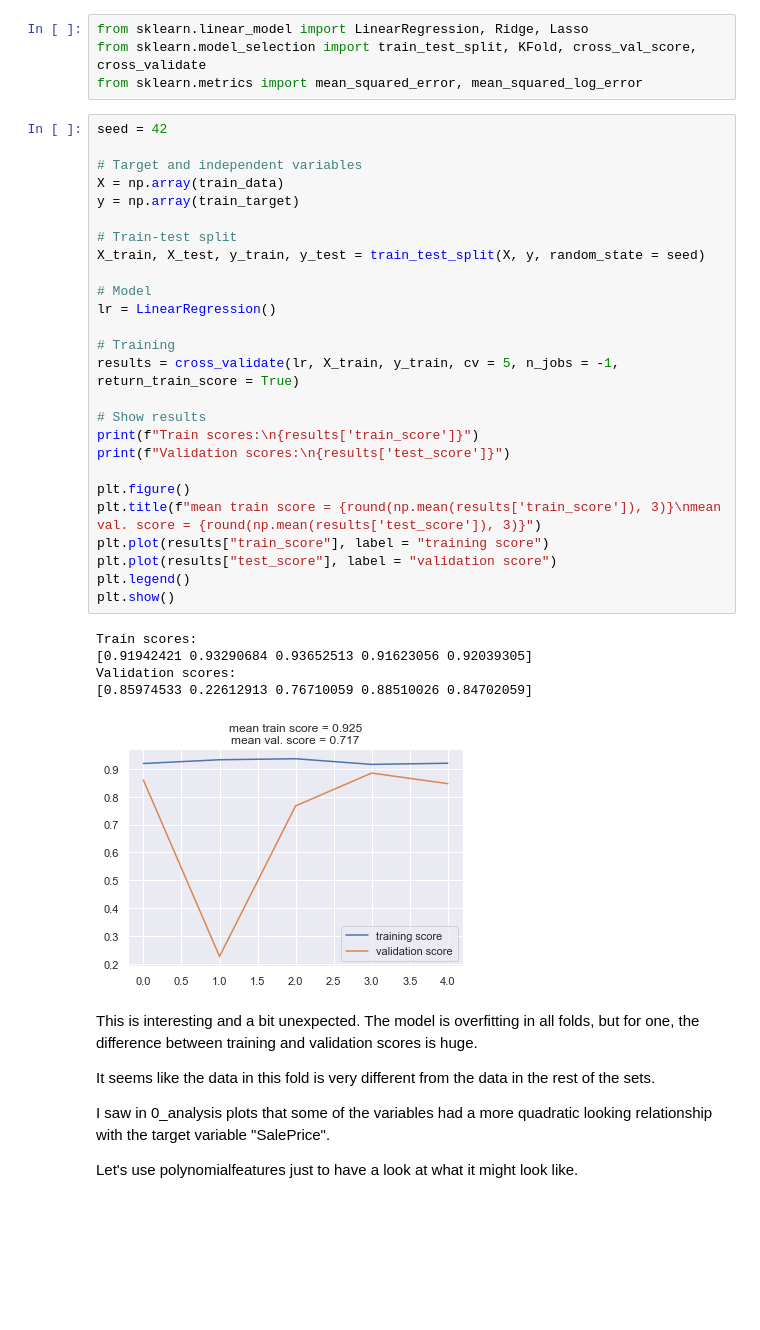
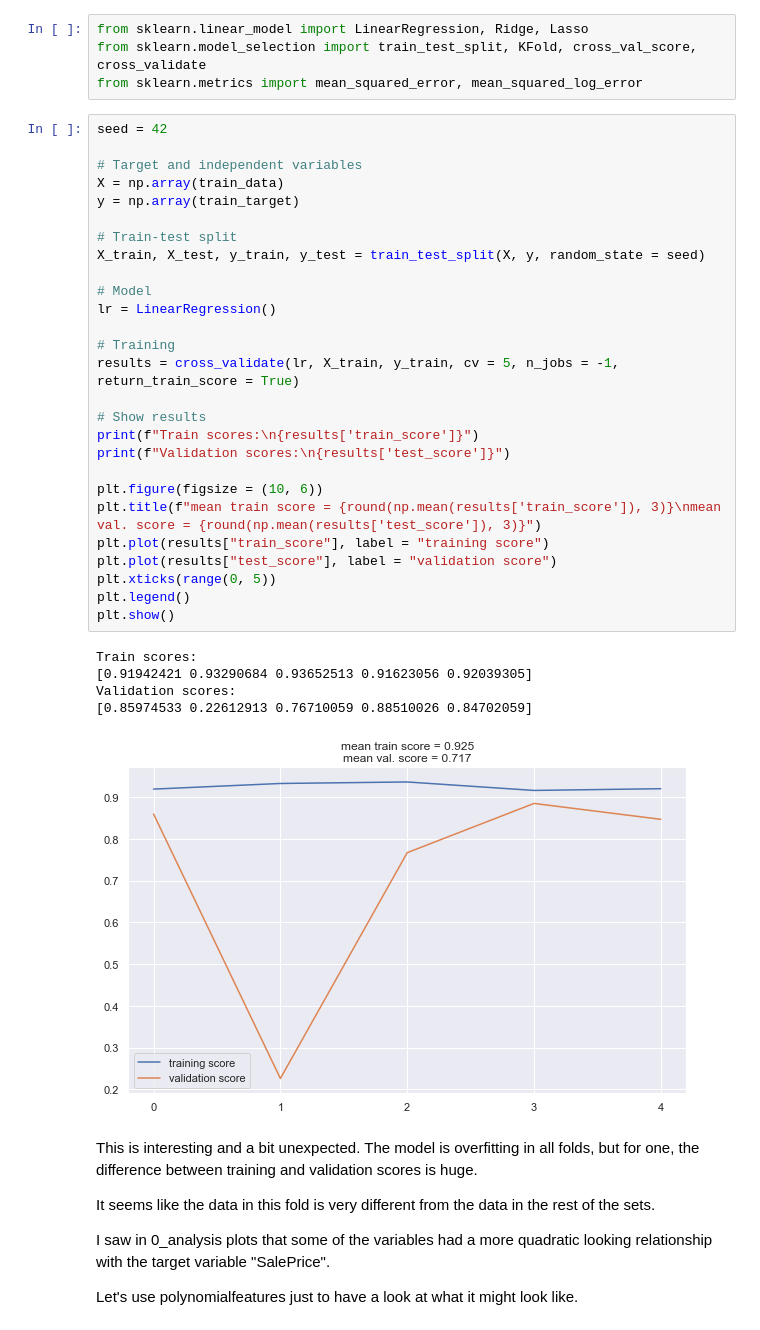
Before and after one commit to Jasc94/competitions, a Jupyter notebook: house_prices/1_baseline.ipynb, the cells around one changed output. Cells and saved outputs as stored; diff of their text form; blank space fills up the shorter version.

```diff
--- a/house_prices/1_baseline.ipynb
+++ b/house_prices/1_baseline.ipynb
@@ -49,35 +49,36 @@ from sklearn.metrics import mean_squared_error, mean_squared_log_error
 # %%
 seed = 42
 
 # Target and independent variables
 X = np.array(train_data)
 y = np.array(train_target)
 
 # Train-test split
 X_train, X_test, y_train, y_test = train_test_split(X, y, random_state = seed)
 
 # Model
 lr = LinearRegression()
 
 # Training
 results = cross_validate(lr, X_train, y_train, cv = 5, n_jobs = -1, return_train_score = True)
 
 # Show results
 print(f"Train scores:\n{results['train_score']}")
 print(f"Validation scores:\n{results['test_score']}")
 
-plt.figure()
+plt.figure(figsize = (10, 6))
 plt.title(f"mean train score = {round(np.mean(results['train_score']), 3)}\nmean val. score = {round(np.mean(results['test_score']), 3)}")
 plt.plot(results["train_score"], label = "training score")
 plt.plot(results["test_score"], label = "validation score")
+plt.xticks(range(0, 5))
 plt.legend()
 plt.show()
 # %% [output]
 Train scores:
 [0.91942421 0.93290684 0.93652513 0.91623056 0.92039305]
 Validation scores:
 [0.85974533 0.22612913 0.76710059 0.88510026 0.84702059]
-[figure, old version]
+[figure, new version]
 # %% [markdown]
 This is interesting and a bit unexpected. The model is overfitting in all folds, but for one, the difference between training and validation scores is huge.
 
```
Also changed, not shown: parts of 1 cell of this notebook, 5 other files.
